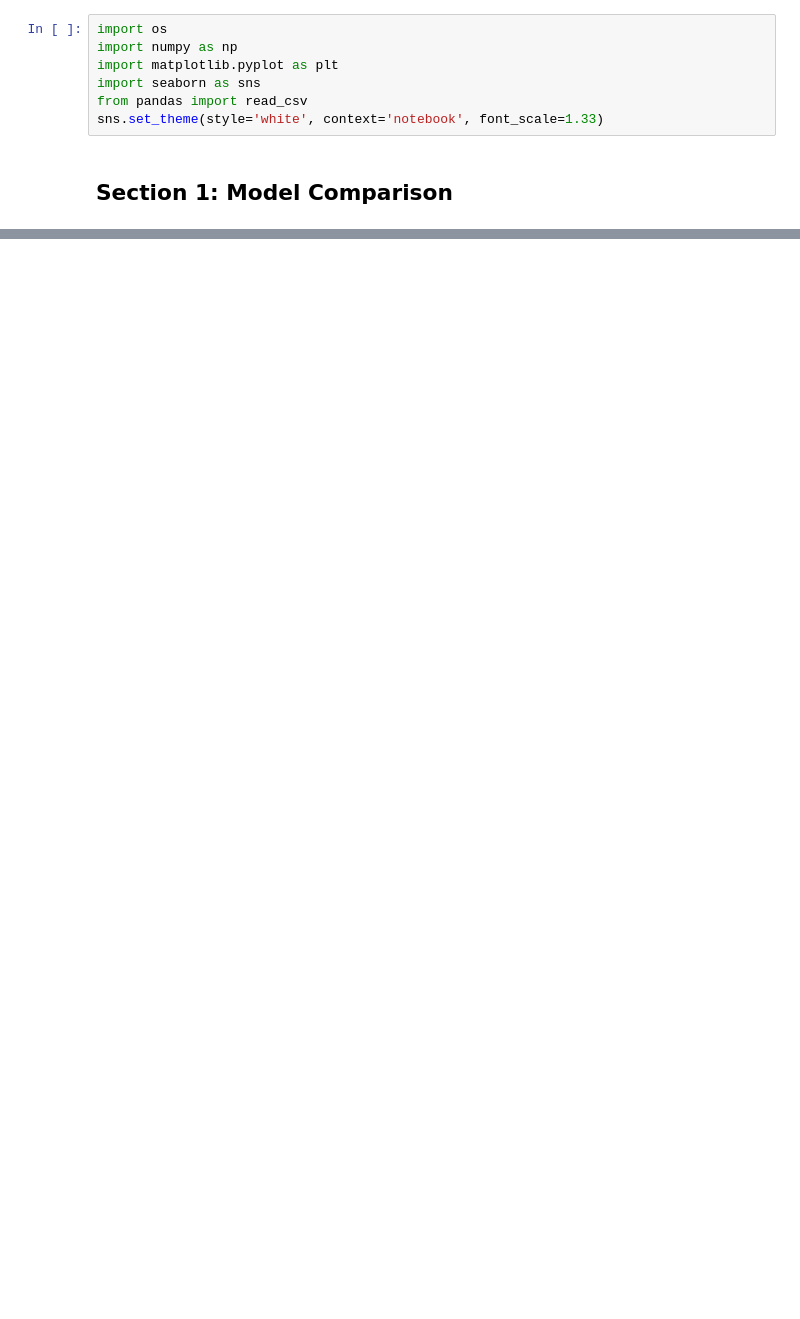
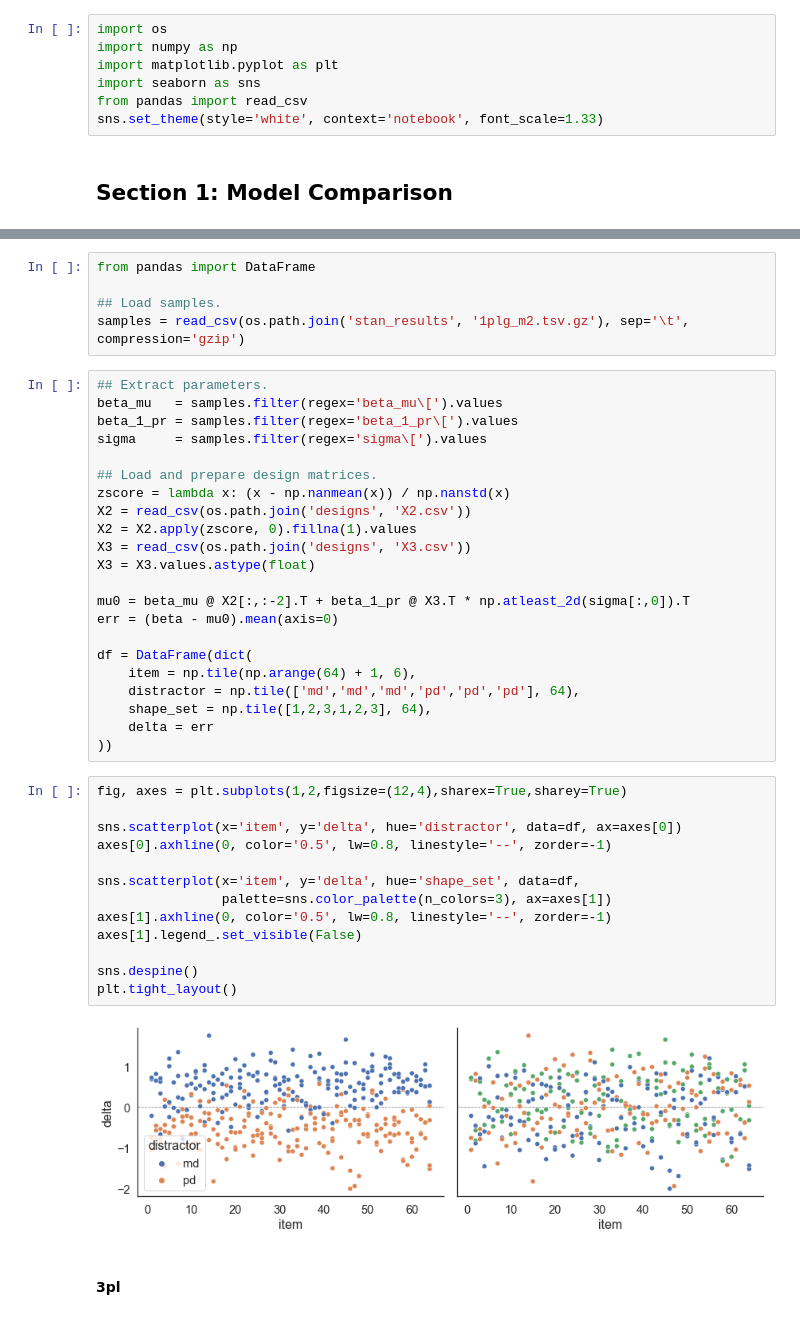
Before and after one commit to ndawlab/mars-irt, a Jupyter notebook: 03_Calibration/05_model.ipynb, the cells around one changed output, grey strips where cells are left out. Drawn from its saved outputs; the diff is of its cells as text; blank space fills up the shorter version.

```diff
--- a/03_Calibration/05_model.ipynb
+++ b/03_Calibration/05_model.ipynb
@@ -284,0 +108,44 @@ sns.scatterplot(x=b, y=a)
+# %%
+from pandas import DataFrame
+
+## Load samples.
+samples = read_csv(os.path.join('stan_results', '1plg_m2.tsv.gz'), sep='\t', compression='gzip')
+# %%
+## Extract parameters.
+beta_mu   = samples.filter(regex='beta_mu\[').values
+beta_1_pr = samples.filter(regex='beta_1_pr\[').values
+sigma     = samples.filter(regex='sigma\[').values
+
+## Load and prepare design matrices.
+zscore = lambda x: (x - np.nanmean(x)) / np.nanstd(x)
+X2 = read_csv(os.path.join('designs', 'X2.csv'))
+X2 = X2.apply(zscore, 0).fillna(1).values
+X3 = read_csv(os.path.join('designs', 'X3.csv'))
+X3 = X3.values.astype(float)
+
+mu0 = beta_mu @ X2[:,:-2].T + beta_1_pr @ X3.T * np.atleast_2d(sigma[:,0]).T
+err = (beta - mu0).mean(axis=0)
+
+df = DataFrame(dict(
+    item = np.tile(np.arange(64) + 1, 6),
+    distractor = np.tile(['md','md','md','pd','pd','pd'], 64),
+    shape_set = np.tile([1,2,3,1,2,3], 64),
+    delta = err
+))
+# %%
+fig, axes = plt.subplots(1,2,figsize=(12,4),sharex=True,sharey=True)
+
+sns.scatterplot(x='item', y='delta', hue='distractor', data=df, ax=axes[0])
+axes[0].axhline(0, color='0.5', lw=0.8, linestyle='--', zorder=-1)
+
+sns.scatterplot(x='item', y='delta', hue='shape_set', data=df,
+                palette=sns.color_palette(n_colors=3), ax=axes[1])
+axes[1].axhline(0, color='0.5', lw=0.8, linestyle='--', zorder=-1)
+axes[1].legend_.set_visible(False)
+
+sns.despine()
+plt.tight_layout()
+# %% [output]
+[figure, added]
+# %% [markdown]
+#### 3pl
```
Also changed, not shown: parts of 37 cells of this notebook, 8 other files.
